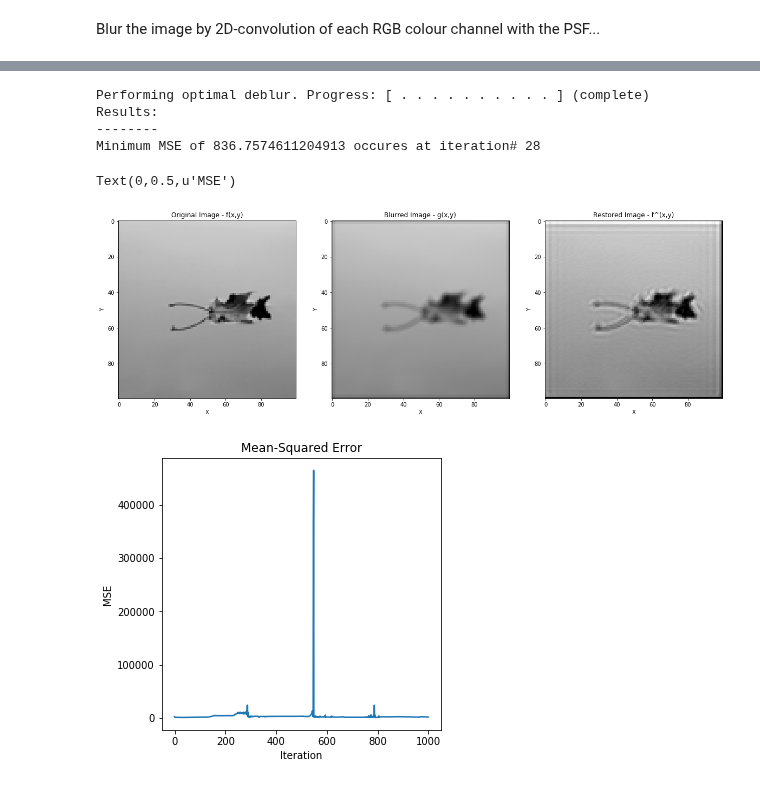
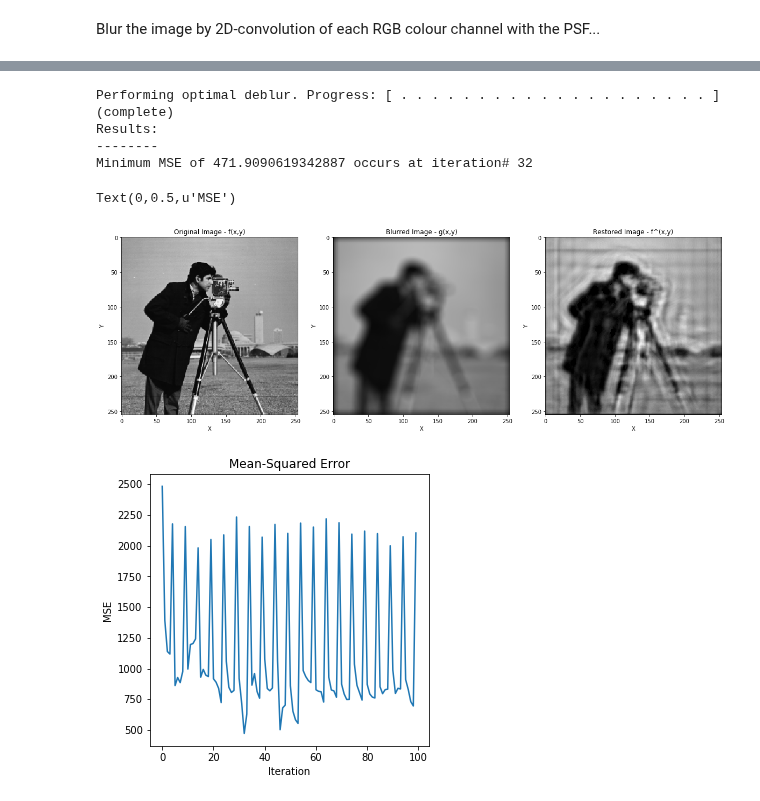
Before and after one commit to BohanZhai/bid_presentation, a Jupyter notebook: Blind Image Deconvolution Demonstration.ipynb, the cells around one changed output, grey strips where cells are left out. Cells and saved outputs as stored; diff of their text form; code cells hidden in the pictures.

```diff
--- a/Blind Image Deconvolution Demonstration.ipynb
+++ b/Blind Image Deconvolution Demonstration.ipynb
@@ -16,7 +16,7 @@ from modifiedDaveyDeblur import bid_davey    # Blind image deconvolution
 # %% [markdown]
 Next, import our image of choice...
 # %%
-image_name = 'src_images/greyLeaf.bmp'
+image_name = 'src_images/cameraman.bmp'
 
 
 # Load and show source image
@@ -67,7 +67,7 @@ $$SNR = \log_{10}  \Bigg(   \frac {\int_{}^{} \lvert f(x,y) \otimes h(x,y) \rver
 Blur the image by 2D-convolution of each RGB colour channel with the PSF...
 # %%
 # Create circular filter PSF
-r = 2
+r = 10
 y,x = np.ogrid[-r: r+1, -r: r+1]
 psf = x**2+y**2 <= r**2
 psf = psf.astype(float) / np.sum(psf)
@@ -103,7 +103,7 @@ plot.xlabel('X')
 plot.ylabel('Y')
 
 
-# Show PSFs
+# Show PSF
 psfplot = np.zeros((src_img.shape[0], src_img.shape[1]))
 nb = psfplot.shape[0]
 na = psf.shape[0]
@@ -130,8 +130,9 @@ Text(0,0.5,u'Y')
 # %%
 # BID iterations
-iterations = 1000
+iterations = 100
+save_snapshots = True
 
-(restored_img, mse, mse_min, mse_min_iterations) = bid_davey(src_img, blur_img, psf.shape, iterations)
+(restored_img, mse, mse_min, mse_min_iterations) = bid_davey(src_img, blur_img, psf.shape, iterations, save_snapshots)
 
 imageio.imsave( '_restored.'.join(image_name.rsplit('.', 1))  , restored_img) # Save the result
 
@@ -139,40 +140,40 @@ imageio.imsave( '_restored.'.join(image_name.rsplit('.', 1))  , restored_img) #
 
 print "Results:"
 print "--------"
-print "Minimum MSE of " + str(mse_min) + " occures at iteration# " + str(mse_min_iterations)
+print "Minimum MSE of " + str(mse_min) + " occurs at iteration# " + str(mse_min_iterations)
 
 # Plot results
 plot.figure(figsize=(20,20))
 
 plot.subplot(1, 3, 1)
 plot.imshow(src_img)
 plot.title('Original Image - f(x,y)')
 plot.xlabel('X')
 plot.ylabel('Y')
 
 plot.subplot(1, 3, 2)
 plot.imshow(blur_img_min)
 plot.title('Blurred Image - g(x,y)')
 plot.xlabel('X')
 plot.ylabel('Y')
 
 plot.subplot(1, 3, 3)
 plot.imshow(restored_img)
 plot.title('Restored Image - f^(x,y)')
 plot.xlabel('X')
 plot.ylabel('Y')
 
 plot.figure(figsize=(5,5))
 plot.subplot(1, 1, 1)
 plot.plot(mse[:,1])
 plot.title('Mean-Squared Error')
 plot.xlabel('Iteration')
 plot.ylabel('MSE')
 # %% [output]
-Performing optimal deblur. Progress: [ . . . . . . . . . . ] (complete)
+Performing optimal deblur. Progress: [ . . . . . . . . . . . . . . . . . . . . ] (complete)
 Results:
 --------
-Minimum MSE of 836.7574611204913 occures at iteration# 28
+Minimum MSE of 471.9090619342887 occurs at iteration# 32
 Text(0,0.5,u'MSE')
-[figure, old version]
+[figure, new version]
-[figure, old version]
+[figure, new version]
```
Also changed, not shown: parts of 2 cells of this notebook, 2 other files.
